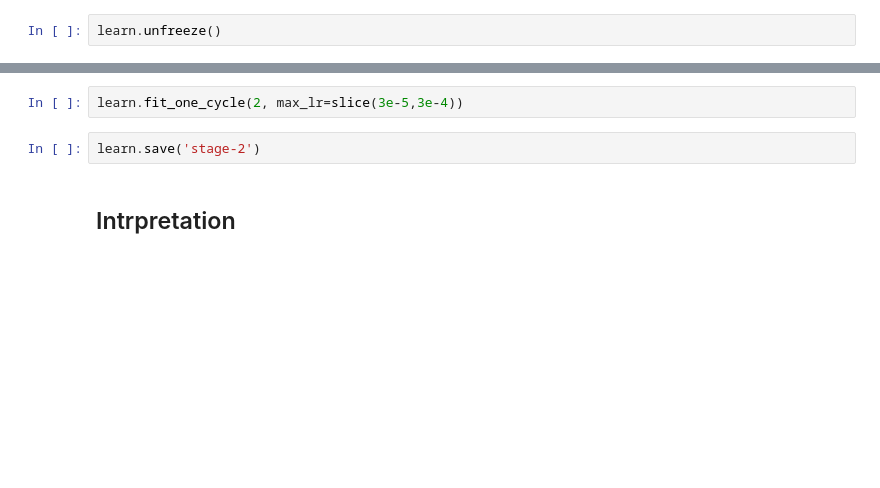
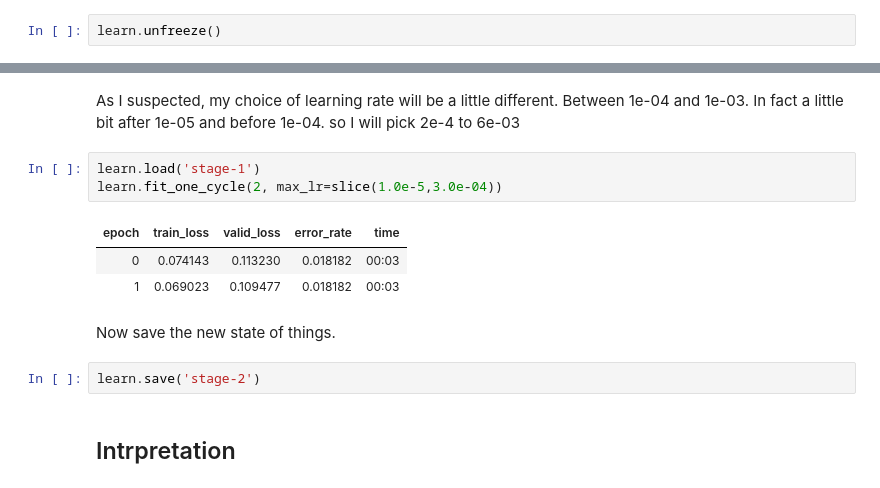
Before and after one commit to gaseosaluz/fastaiv3, a Jupyter notebook: nbs/dl1/lesson2-download-notes_exp.ipynb, the cells around one changed output, grey strips where cells are left out. Saved outputs shown, nothing was run; the diff lists cells and outputs as text; blank space fills up the shorter version.

```diff
--- a/nbs/dl1/lesson2-download-notes_exp.ipynb
+++ b/nbs/dl1/lesson2-download-notes_exp.ipynb
@@ -141,5 +241,14 @@ learn.recorder.plot()
+# %% [markdown]
+As I suspected, my choice of learning rate will be a little different. Between 1e-04 and 1e-03. In fact a little bit after 1e-05 and before 1e-04. so I will pick 2e-4 to 6e-03
 # %%
-learn.fit_one_cycle(2, max_lr=slice(3e-5,3e-4))
+learn.load('stage-1')
+learn.fit_one_cycle(2, max_lr=slice(1.0e-5,3.0e-04))
+# %% [output]
+| epoch | train_loss | valid_loss | error_rate | time |
+| 0 | 0.074143 | 0.113230 | 0.018182 | 00:03 |
+| 1 | 0.069023 | 0.109477 | 0.018182 | 00:03 |
+# %% [markdown]
+Now save the new state of things.
 # %%
 learn.save('stage-2')
 # %% [markdown]
```
Also changed, not shown: parts of 29 cells of this notebook.
